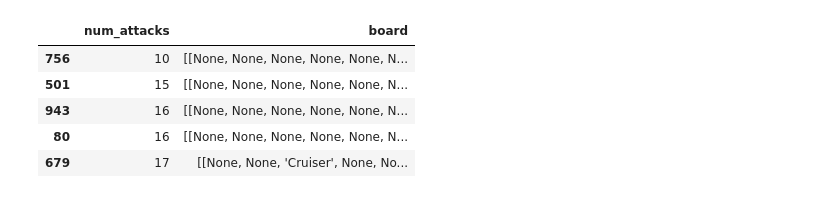
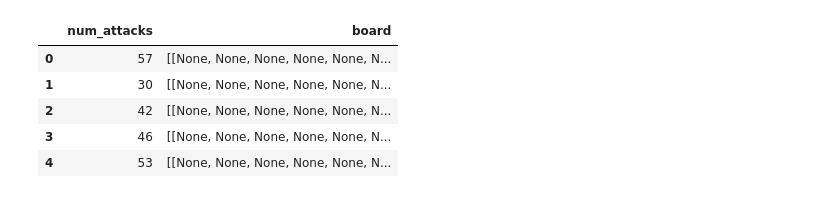
Before and after one commit to MeanMachine0/battleships, a Jupyter notebook: analysis.ipynb, the cells around one changed output. Cells and saved outputs as stored; diff of their text form; code cells hidden in the pictures.

```diff
--- a/analysis.ipynb
+++ b/analysis.ipynb
@@ -1,13 +1,16 @@
 # %%
+import ast
+import numpy as np
 import pandas as pd
 
 results = pd.read_csv('results.csv')
-results = results.sort_values('num_attacks')
+results['board'] = results['board'].apply(ast.literal_eval)
+results['board'] = results['board'].apply(np.array)
 results.head()
 # %% [output]
 |  | num_attacks | board |
-| 756 | 10 | [[None, None, None, None, None, N... |
-| 501 | 15 | [[None, None, None, None, None, N... |
-| 943 | 16 | [[None, None, None, None, None, N... |
-| 80 | 16 | [[None, None, None, None, None, N... |
-| 679 | 17 | [[None, None, 'Cruiser', None, No... |
+| 0 | 57 | [[None, None, None, None, None, N... |
+| 1 | 30 | [[None, None, None, None, None, N... |
+| 2 | 42 | [[None, None, None, None, None, N... |
+| 3 | 46 | [[None, None, None, None, None, N... |
+| 4 | 53 | [[None, None, None, None, None, N... |
```
Also changed, not shown: parts of 5 cells of this notebook.
